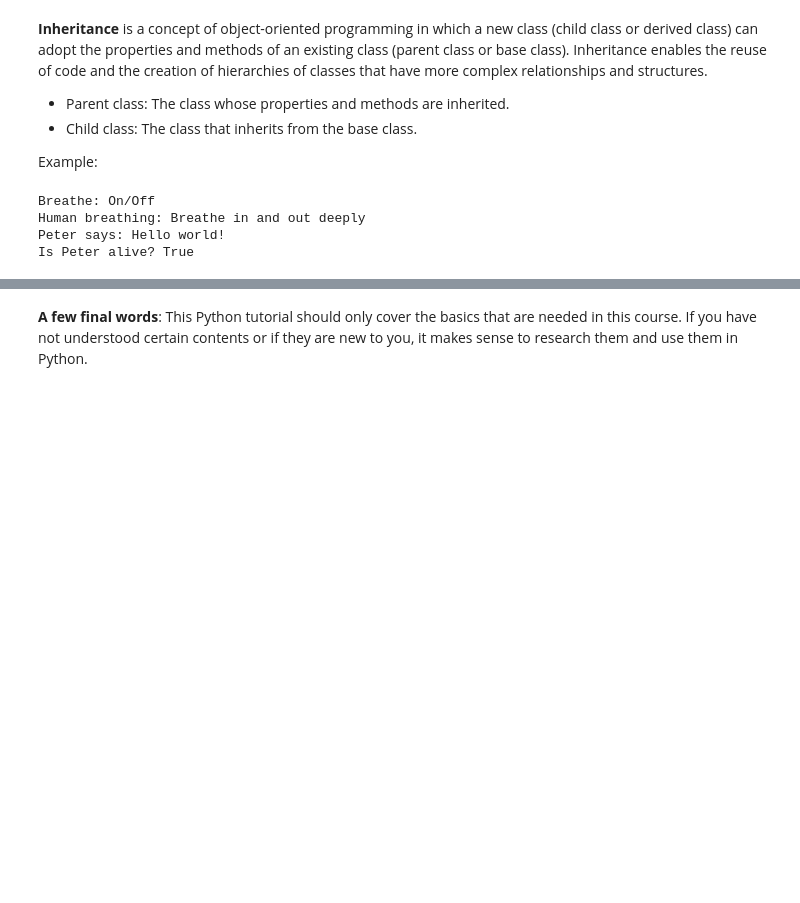
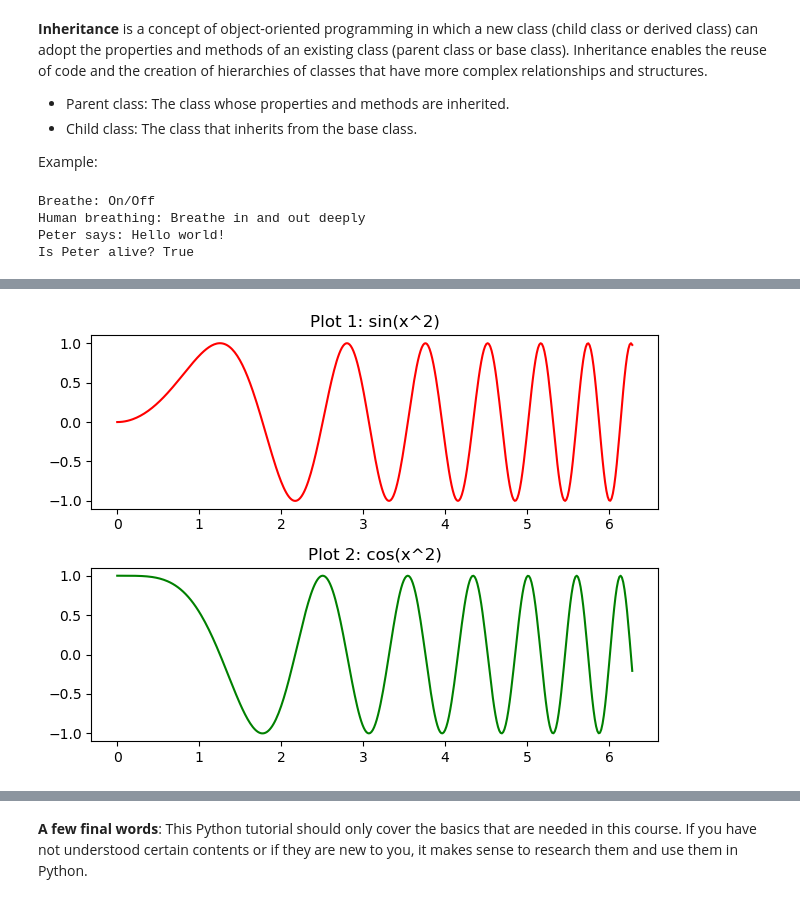
Before and after one commit to Alexander-Kessler/HiWi_Votsmeier, a Jupyter notebook: Python Tutorial.ipynb, the cells around one changed output, grey strips where cells are left out. Drawn from its saved outputs; the diff is of its cells as text; code cells hidden in the pictures; blank space fills up the shorter version.

```diff
--- a/Python Tutorial.ipynb
+++ b/Python Tutorial.ipynb
@@ -336,0 +556,26 @@ Als nächstes Grundlagen in Numpy, Matlab und Pytorch erklären.
+# %%
+import matplotlib.pyplot as plt
+import numpy as np
+
+# Sample data
+x = np.linspace(0, 2 * np.pi, 400)
+y1 = np.sin(x ** 2)
+y2 = np.cos(x ** 2)
+
+# First subplot
+plt.subplot(2, 1, 1)  # (rows, columns, panel number)
+plt.plot(x, y1, 'r-')  # red line
+plt.title('Plot 1: sin(x^2)')
+
+# Second subplot
+plt.subplot(2, 1, 2)
+plt.plot(x, y2, 'g-')  # green line
+plt.title('Plot 2: cos(x^2)')
+
+# Adjust layout to prevent overlap
+plt.tight_layout()
+
+# Show the figure
+plt.show()
+# %% [output]
+[figure, added]
```
Also changed, not shown: parts of 17 cells of this notebook.
